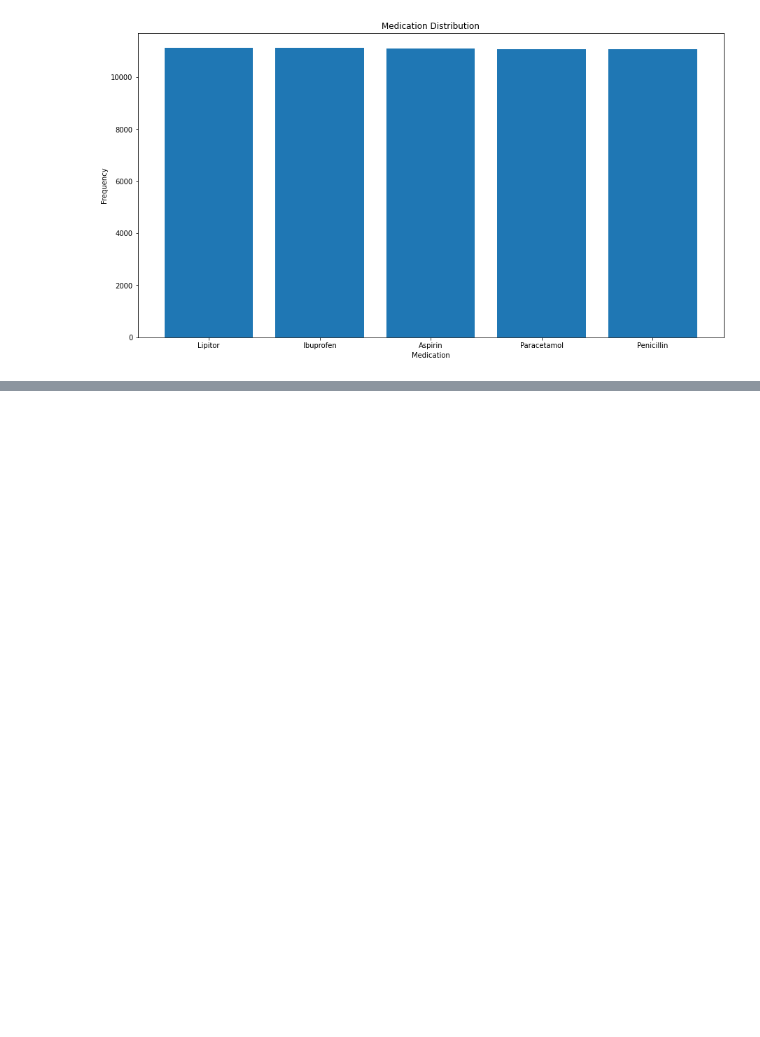
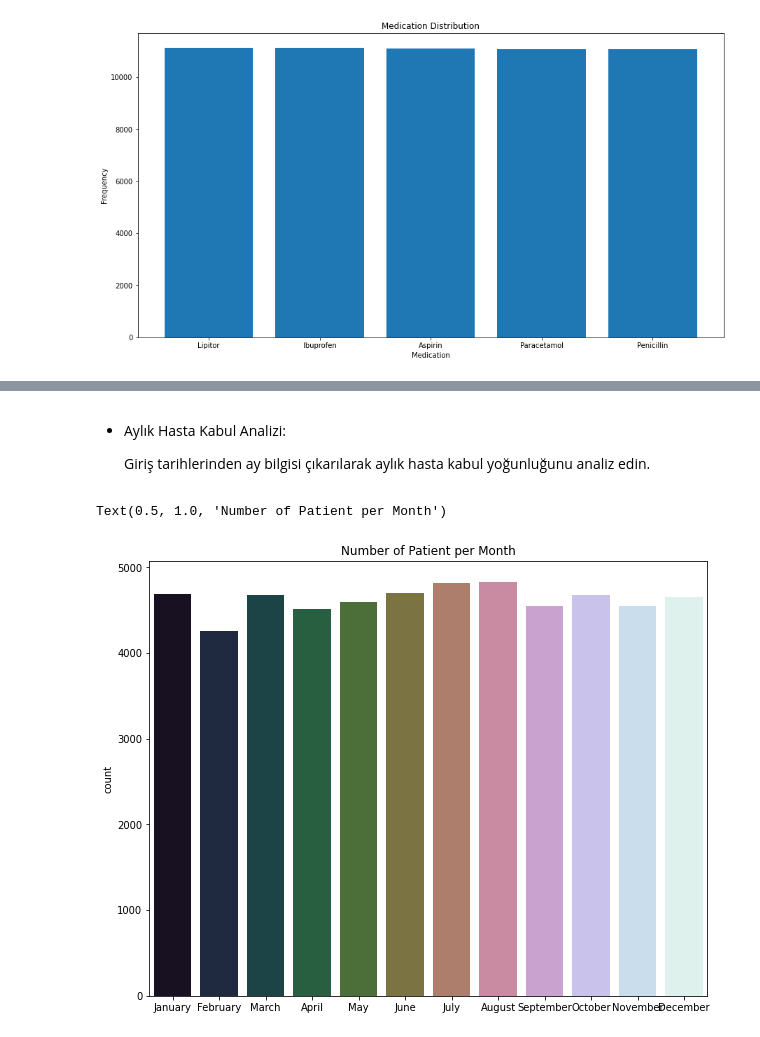
Before and after one commit to MrEktirir/Analysis-of-Healthcare, a Jupyter notebook: Notebooks/main.ipynb, the cells around one changed output, grey strips where cells are left out. Drawn from its saved outputs; the diff is of its cells as text; code cells hidden in the pictures; blank space fills up the shorter version.

```diff
--- a/Notebooks/main.ipynb
+++ b/Notebooks/main.ipynb
@@ -261,0 +294,15 @@ Text(0.5, 1.0, 'Medication Distribution')
+# %% [markdown]
+- Aylık Hasta Kabul Analizi:
+
+    Giriş tarihlerinden ay bilgisi çıkarılarak aylık hasta kabul yoğunluğunu analiz edin.
+# %%
+months=["January", "February", "March", "April", "May", "June", "July", "August", "September", "October", "November", "December"]
+dataset['Month']=pd.to_datetime(dataset['Date of Admission']).dt.month
+monthly_counts = dataset['Month'].value_counts().sort_index()
+
+f, ax = plt.subplots(figsize=(10, 8))
+sns.barplot(x=months, y=monthly_counts, ax=ax, palette='cubehelix')
+ax.set_title("Number of Patient per Month")
+# %% [output]
+Text(0.5, 1.0, 'Number of Patient per Month')
+[figure, added]
```
Also changed, not shown: parts of 16 cells of this notebook.
